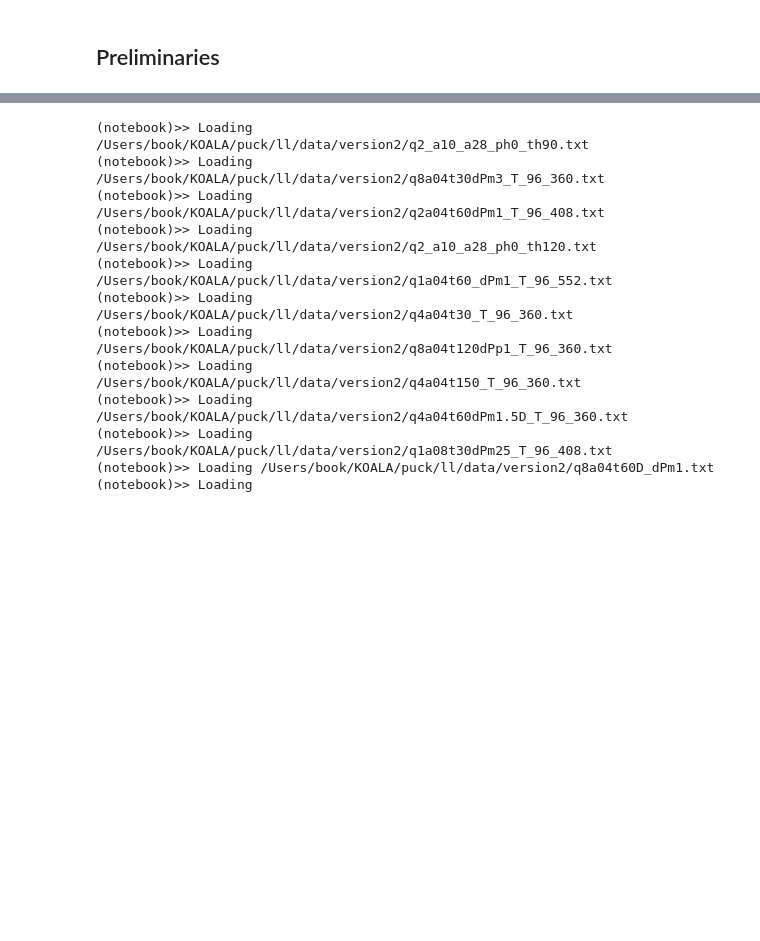
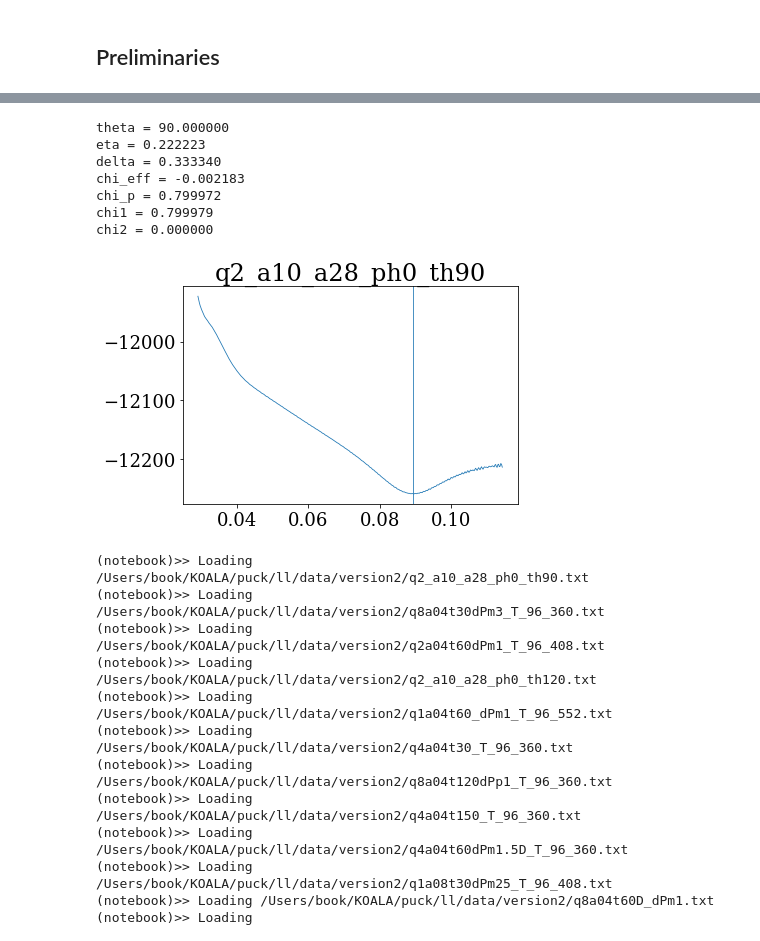
Before and after one commit to Cyberface/puck, a Jupyter notebook: ll/issues/3_fit_waveforms.ipynb, the cells around one changed output, grey strips where cells are left out. Cells and saved outputs as stored; diff of their text form; code cells hidden in the pictures; blank space fills up the shorter version.

Commit message:
refining metadata curation

```diff
--- a/ll/issues/3_fit_waveforms.ipynb
+++ b/ll/issues/3_fit_waveforms.ipynb
@@ -138,3 +22,51 @@ savez(metadata_path,metadata)
+# %%
+
+#
+from numpy.linalg import norm
+
+#
+datadir = '/Users/book/KOALA/puck/ll/data/version2/'
+files = glob( datadir+'*.txt' )
+
+#
+foo = {}
+
+#
+for f in files:
+
+    #
+    simname = f.split('/')[-1].split('.')[0]
+
+    # Find index location of metadata for simname
+    k = list( metadata_dict['simname'] ).index(simname)
+
+    # Load data for this case
+    raw_data = loadtxt(f).T
+    data,_,fmin,fmax,fknot = determine_data_fitting_region(raw_data)
+
+    # Collect params for this case
+    metadata = metadata_dict['array_data'][k,:]
+
+    #
+    for var in metadata_dict['array_data_columns']:
+        print var+' = %f'%metadata_dict[var][k]
+        # eval(var+' = %f'%metadata_dict[var][k])
+
+    #
+    f,amp_td,amp_fd,dphi_td,dphi_fd = data.T
+    plot( f, dphi_td )
+    title(simname)
+    axvline(fknot)
+    break
+# %% [output]
+theta = 90.000000
+eta = 0.222223
+delta = 0.333340
+chi_eff = -0.002183
+chi_p = 0.799972
+chi1 = 0.799979
+chi2 = 0.000000
+[figure, added]
 # %%
 
 
```
Also changed, not shown: parts of 4 cells of this notebook, 6 other files.
